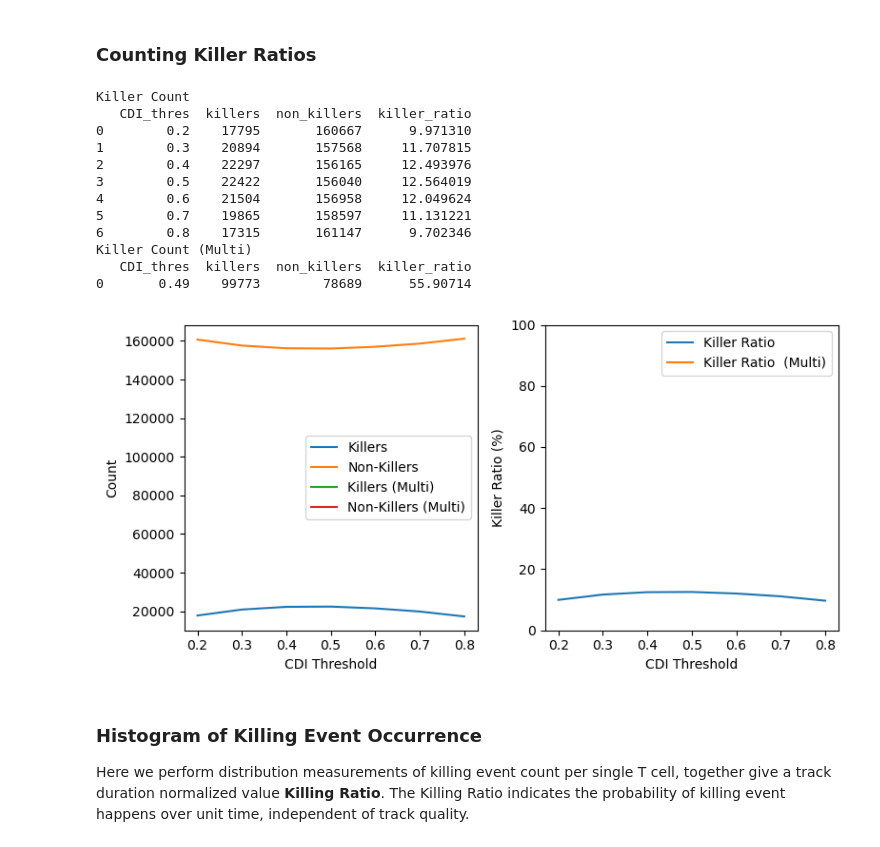
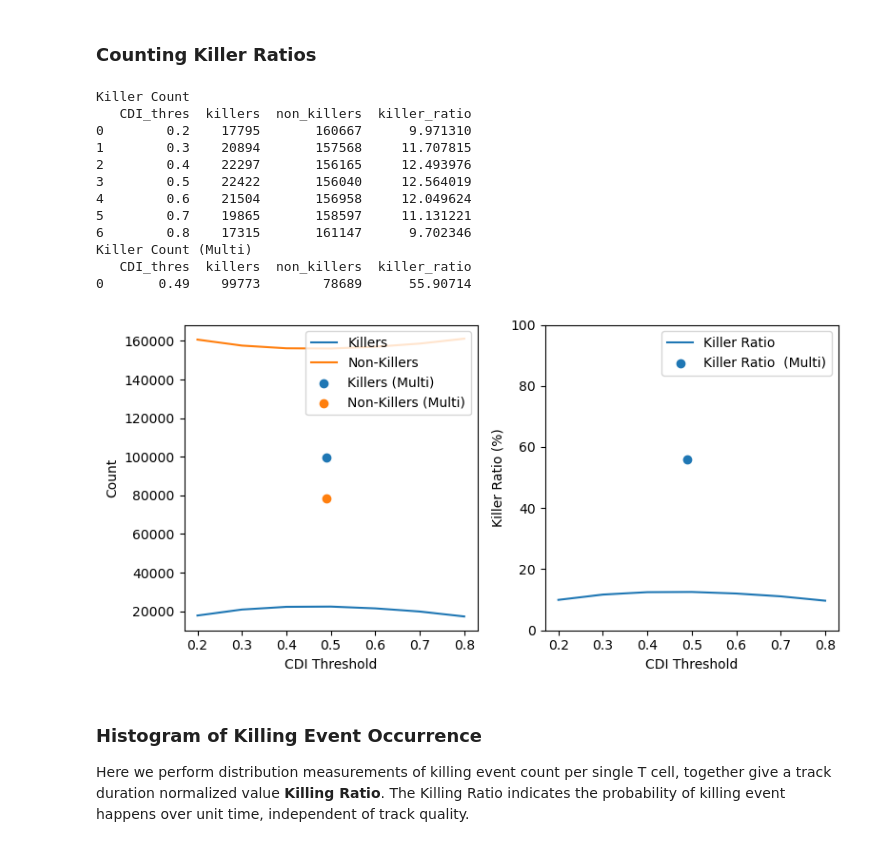
Before and after one commit to bpi-oxford/Cytotoxicity-Pipeline, a Jupyter notebook: notebooks/example_13.ipynb, the cells around one changed output. Saved outputs shown, nothing was run; the diff lists cells and outputs as text; code cells hidden in the pictures.

Commit message:
add multi killing

```diff
--- a/notebooks/example_13.ipynb
+++ b/notebooks/example_13.ipynb
@@ -469,4 +473,6 @@ for i in tqdm(range(2,9,1)):
     tcell_with_kill[cdi_thres] = dd.merge(tcell_ddf,contacts[cdi_thres][["kill","label"]], on=["label"], how="left")
     tcell_with_kill[cdi_thres] = tcell_with_kill[cdi_thres].compute()
     tcell_with_kill[cdi_thres]['kill'] = tcell_with_kill[cdi_thres]['kill'].fillna(False)
+    tcell_with_kill[cdi_thres].to_csv("./tmp/tcell_with_kill_{:.1f}.csv".format(cdi_thres))
+
 tcell_with_kill[0.5]
@@ -493,6 +485,8 @@ for i in [4.9]:
     tcell_with_multi_kill[cdi_thres] = dd.merge(tcell_ddf,multi_contacts[cdi_thres][["kill","label"]], on=["label"], how="left")
     tcell_with_multi_kill[cdi_thres] = tcell_with_multi_kill[cdi_thres].compute()
     tcell_with_multi_kill[cdi_thres]['kill'] = tcell_with_multi_kill[cdi_thres]['kill'].fillna(False)
+    tcell_with_multi_kill[cdi_thres].to_csv("./tmp/tcell_with_multi_kill_{:.2f}.csv".format(cdi_thres))
+
 tcell_with_multi_kill[0.49]
 # %% [output]
 |  | label | y | x | bbox_xstart | bbox_ystart | bbox_xsize | bbox_ysize | i | j | ... |
@@ -511,3 +507,20 @@ tcell_with_multi_kill[0.49]
+# %%
+contacts = {}
+for i in range(2,9,1):
+    cdi_thres = round(0.1*i,2)
+    tcell_with_kill[cdi_thres] = dd.read_csv("./tmp/./tmp/tcell_with_kill_{:.1f}.csv".format(cdi_thres))
+    tcell_with_kill[cdi_thres] = tcell_with_kill[cdi_thres].compute()
+
+contacts[0.5]
+# %%
+multi_contacts = {}
+# for i in [2,3,4,4.5,4.9]:
+for i in [4.9]:
+    cdi_thres = round(0.1*i,2)
+    tcell_with_multi_kill[cdi_thres] = dd.read_csv("./tmp/tcell_with_multi_kill_{:.2f}.csv".format(cdi_thres))
+    tcell_with_multi_kill[cdi_thres] = tcell_with_multi_kill[cdi_thres].compute()
+
+multi_contacts[0.49]
 # %% [markdown]
 ## Plotting
 # %% [markdown]
@@ -606,39 +619,39 @@ for i in [4.9]:
 
 multi_killer_count = pd.DataFrame.from_dict(multi_killer_count)
 
-axs[0].plot(multi_killer_count["CDI_thres"],multi_killer_count["killers"],label="Killers (Multi)")
-axs[0].plot(multi_killer_count["CDI_thres"],multi_killer_count["non_killers"],label="Non-Killers (Multi)")
-axs[1].plot(multi_killer_count["CDI_thres"],multi_killer_count["killer_ratio"],label="Killer Ratio  (Multi)")
+axs[0].scatter(multi_killer_count["CDI_thres"],multi_killer_count["killers"],label="Killers (Multi)")
+axs[0].scatter(multi_killer_count["CDI_thres"],multi_killer_count["non_killers"],label="Non-Killers (Multi)")
+axs[1].scatter(multi_killer_count["CDI_thres"],multi_killer_count["killer_ratio"],label="Killer Ratio  (Multi)")
 
 axs[0].set_xlabel("CDI Threshold")
 axs[0].set_ylabel("Count")
-axs[0].legend()
+axs[0].legend(loc="upper right")
 
 axs[1].set_xlabel("CDI Threshold")
 axs[1].set_ylabel("Killer Ratio (%)")
 axs[1].set_ylim(0,100)
 axs[1].legend()
 
 plt.tight_layout()
 
 print("Killer Count")
 print(killer_count)
 print("Killer Count (Multi)")
 print(multi_killer_count)
 # %% [output]
 Killer Count
    CDI_thres  killers  non_killers  killer_ratio
 0        0.2    17795       160667      9.971310
 1        0.3    20894       157568     11.707815
 2        0.4    22297       156165     12.493976
 3        0.5    22422       156040     12.564019
 4        0.6    21504       156958     12.049624
 5        0.7    19865       158597     11.131221
 6        0.8    17315       161147      9.702346
 Killer Count (Multi)
    CDI_thres  killers  non_killers  killer_ratio
 0       0.49    99773        78689      55.90714
-[figure, old version]
+[figure, new version]
 # %% [markdown]
 ### Histogram of Killing Event Occurrence
 
```
Also changed, not shown: parts of 5 cells of this notebook.
